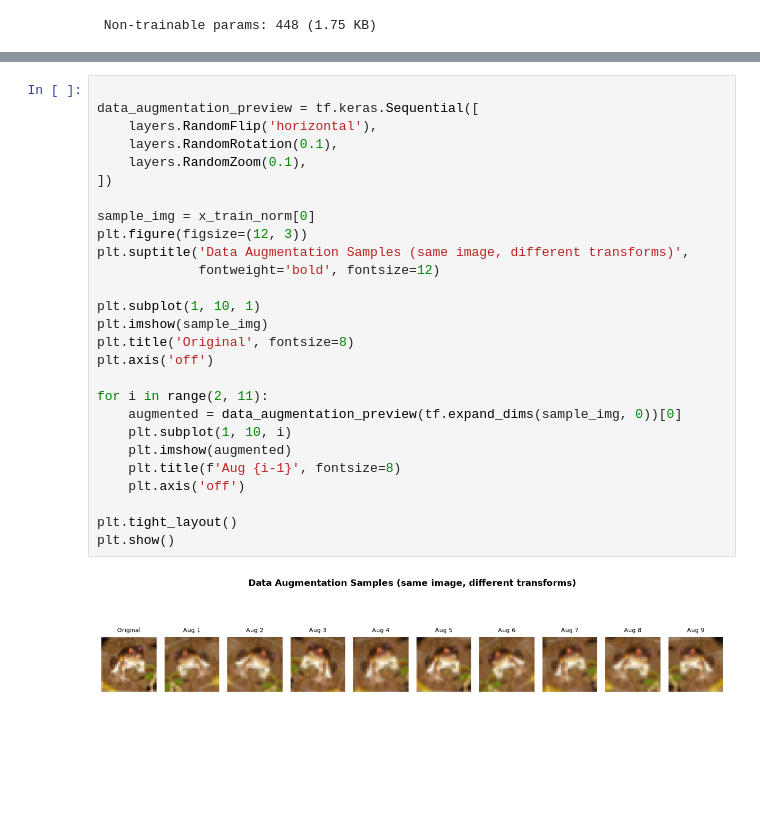
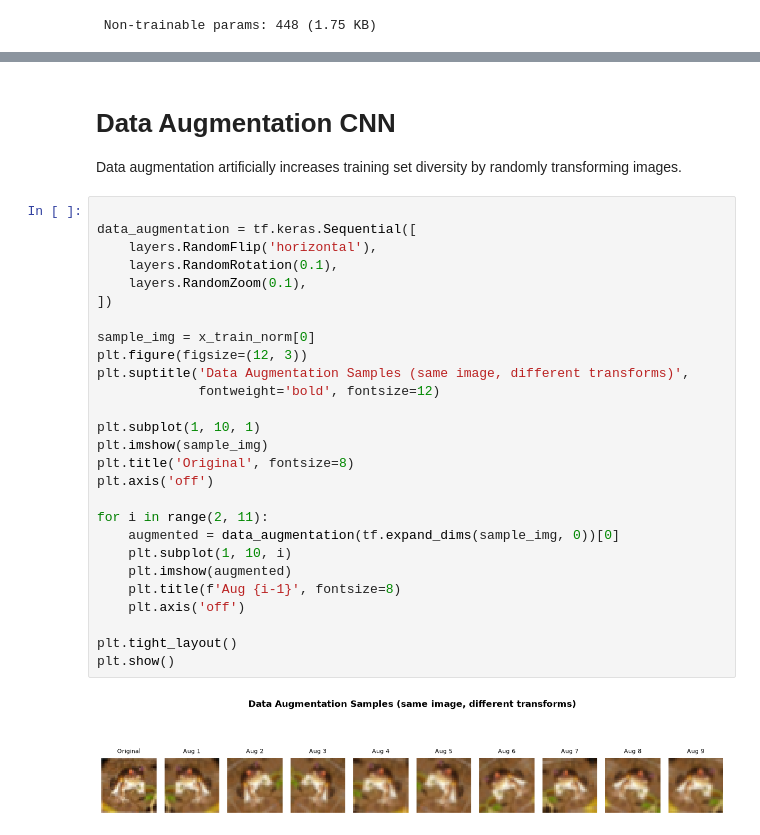
Before and after one commit to divyansharrma10/CEI_Assignments_Divyansh_Sharma_PIET, a Jupyter notebook: week4_Divyansh_Sharma_PIET.ipynb, the cells around one changed output, grey strips where cells are left out. Drawn from its saved outputs; the diff is of its cells as text; blank space fills up the shorter version.

```diff
--- a/week4_Divyansh_Sharma_PIET.ipynb
+++ b/week4_Divyansh_Sharma_PIET.ipynb
@@ -297,29 +356,33 @@ CNN                   86.91%          74.94%
+# %% [markdown]
+# Data Augmentation CNN
+
+Data augmentation artificially increases training set diversity by randomly transforming images.
 # %%
 
-data_augmentation_preview = tf.keras.Sequential([
+data_augmentation = tf.keras.Sequential([
     layers.RandomFlip('horizontal'),
     layers.RandomRotation(0.1),
     layers.RandomZoom(0.1),
 ])
 
 sample_img = x_train_norm[0]
 plt.figure(figsize=(12, 3))
 plt.suptitle('Data Augmentation Samples (same image, different transforms)',
              fontweight='bold', fontsize=12)
 
 plt.subplot(1, 10, 1)
 plt.imshow(sample_img)
 plt.title('Original', fontsize=8)
 plt.axis('off')
 
 for i in range(2, 11):
-    augmented = data_augmentation_preview(tf.expand_dims(sample_img, 0))[0]
+    augmented = data_augmentation(tf.expand_dims(sample_img, 0))[0]
     plt.subplot(1, 10, i)
     plt.imshow(augmented)
     plt.title(f'Aug {i-1}', fontsize=8)
     plt.axis('off')
 
 plt.tight_layout()
 plt.show()
 # %% [output]
-[figure, old version]
+[figure, new version]
```
Also changed, not shown: parts of 52 cells of this notebook.
